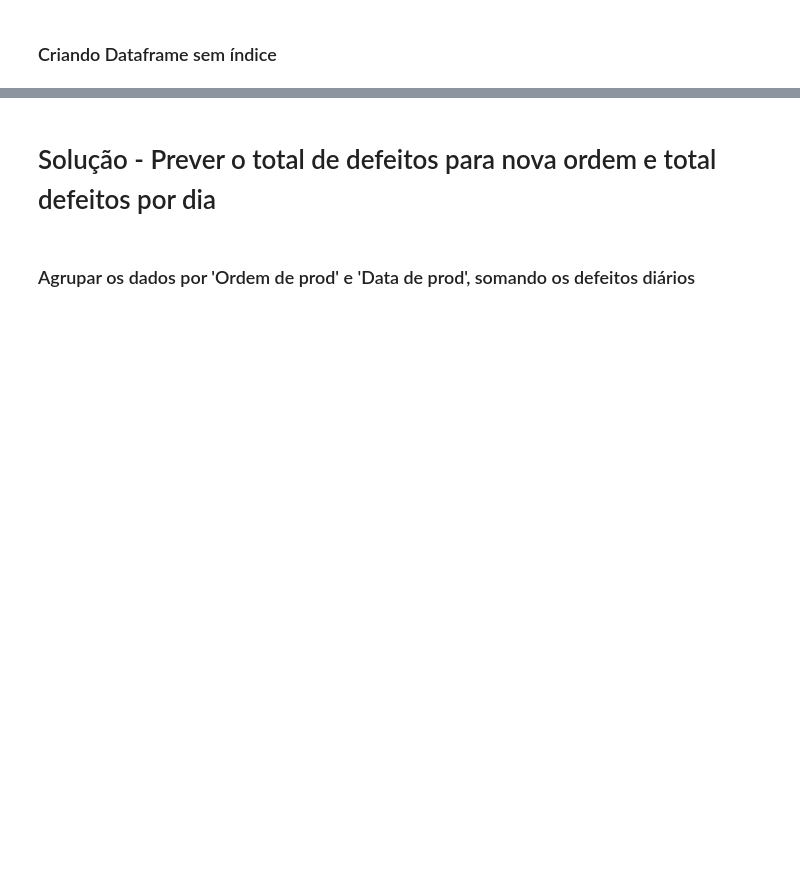
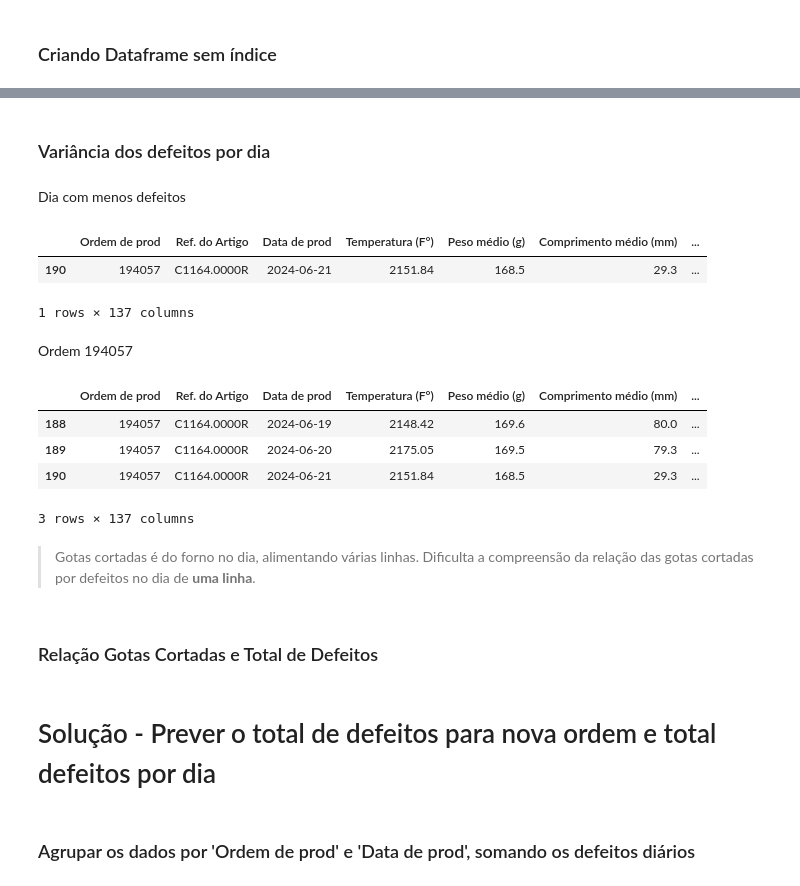
Before and after one commit to lucasz-g/Analise-Gotas, a Jupyter notebook: analises/modelo_ml.ipynb, the cells around one changed output, grey strips where cells are left out. Drawn from its saved outputs; the diff is of its cells as text; code cells hidden in the pictures; blank space fills up the shorter version.

```diff
--- a/analises/modelo_ml.ipynb
+++ b/analises/modelo_ml.ipynb
@@ -151,0 +152,2 @@ df_reset
+# %% [markdown]
+### Variância dos defeitos por dia
@@ -151,0 +176,23 @@ df_reset
+# %% [markdown]
+Dia com menos defeitos
+# %%
+df_reset.loc[df_reset[['Total de Defeitos no Dia']].idxmin(), :]
+# %% [output]
+|  | Ordem de prod | Ref. do Artigo | Data de prod | Temperatura (F°) | Peso médio (g) | Comprimento médio (mm) | ... |
+| 190 | 194057 | C1164.0000R | 2024-06-21 | 2151.84 | 168.5 | 29.3 | ... |
+1 rows × 137 columns
+# %% [markdown]
+Ordem 194057
+# %%
+ordem_194057 = df_reset.loc[df_reset['Ordem de prod'] == 194057, :]
+ordem_194057
+# %% [output]
+|  | Ordem de prod | Ref. do Artigo | Data de prod | Temperatura (F°) | Peso médio (g) | Comprimento médio (mm) | ... |
+| 188 | 194057 | C1164.0000R | 2024-06-19 | 2148.42 | 169.6 | 80.0 | ... |
+| 189 | 194057 | C1164.0000R | 2024-06-20 | 2175.05 | 169.5 | 79.3 | ... |
+| 190 | 194057 | C1164.0000R | 2024-06-21 | 2151.84 | 168.5 | 29.3 | ... |
+3 rows × 137 columns
+# %% [markdown]
+> Gotas cortadas é do forno no dia, alimentando várias linhas. Dificulta a compreensão da relação das gotas cortadas por defeitos no dia de **uma linha**.
+# %% [markdown]
+### Relação Gotas Cortadas e Total de Defeitos
```
Also changed, not shown: parts of 8 cells of this notebook, 5 other files.
